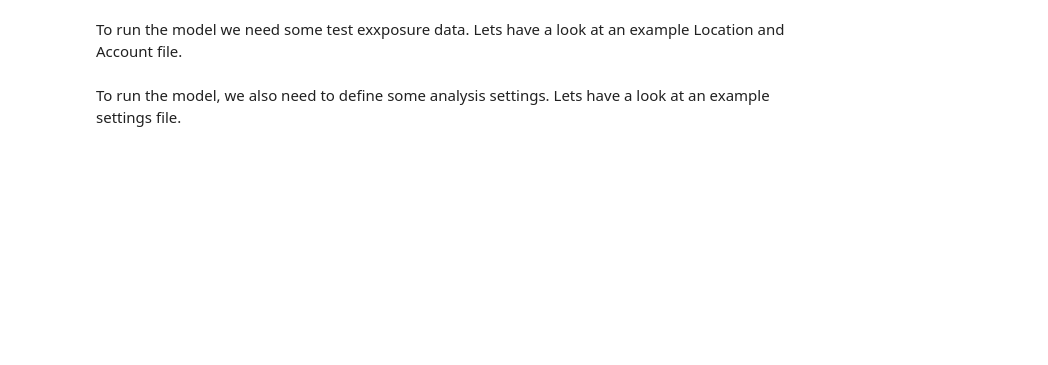
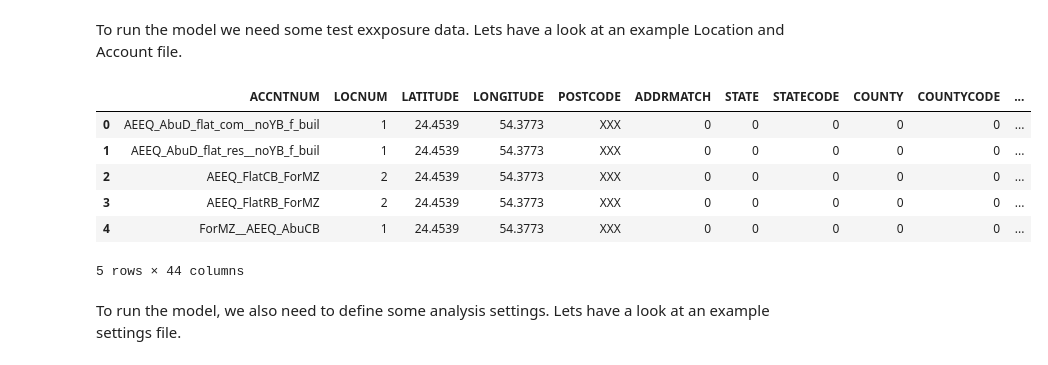
Before and after one commit to OasisLMF/ZurichWorkshop2018, a Jupyter notebook: excercise2.ipynb, the cells around one changed output. Drawn from its saved outputs; the diff is of its cells as text; code cells hidden in the pictures; blank space fills up the shorter version.

```diff
--- a/excercise2.ipynb
+++ b/excercise2.ipynb
@@ -188,5 +212,13 @@ AttributeError: 'DataFrame' object has no attribute 'interpolation'
 # %% [markdown]
 To run the model we need some test exxposure data. Lets have a look at an example Location and Account file.
 # %%
-test_locations = pd.read_csv('./tests/data/SourceLocPiWind.csv')
+test_locations = pd.read_csv('./source_data/MEEQ_loc.csv')
 test_locations.head()
+# %% [output]
+|  | ACCNTNUM | LOCNUM | LATITUDE | LONGITUDE | POSTCODE | ADDRMATCH | STATE | STATECODE | COUNTY | COUNTYCODE | ... |
+| 0 | AEEQ_AbuD_flat_com__noYB_f_buil | 1 | 24.4539 | 54.3773 | XXX | 0 | 0 | 0 | 0 | 0 | ... |
+| 1 | AEEQ_AbuD_flat_res__noYB_f_buil | 1 | 24.4539 | 54.3773 | XXX | 0 | 0 | 0 | 0 | 0 | ... |
+| 2 | AEEQ_FlatCB_ForMZ | 2 | 24.4539 | 54.3773 | XXX | 0 | 0 | 0 | 0 | 0 | ... |
+| 3 | AEEQ_FlatRB_ForMZ | 2 | 24.4539 | 54.3773 | XXX | 0 | 0 | 0 | 0 | 0 | ... |
+| 4 | ForMZ__AEEQ_AbuCB | 1 | 24.4539 | 54.3773 | XXX | 0 | 0 | 0 | 0 | 0 | ... |
+5 rows × 44 columns
```
Also changed, not shown: parts of 17 cells of this notebook, 1 other file.
